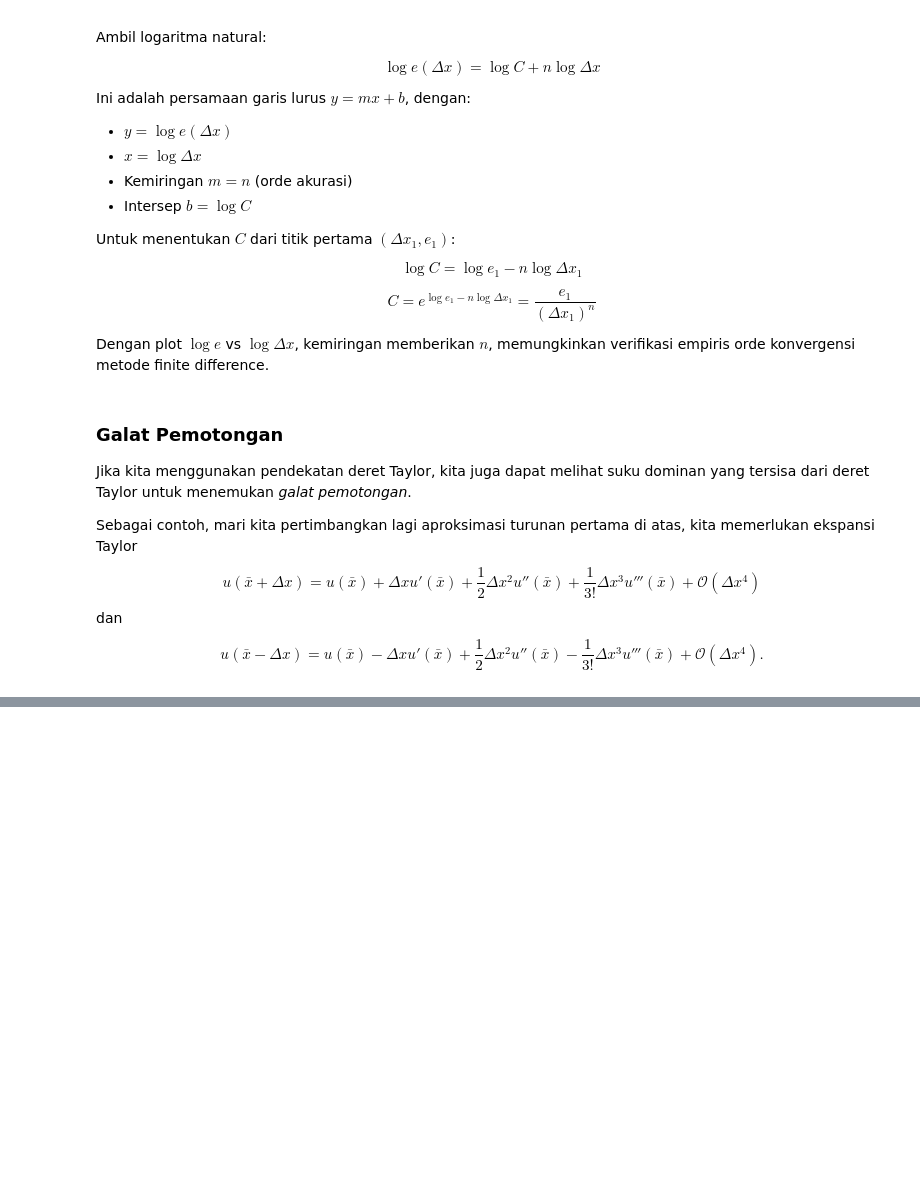
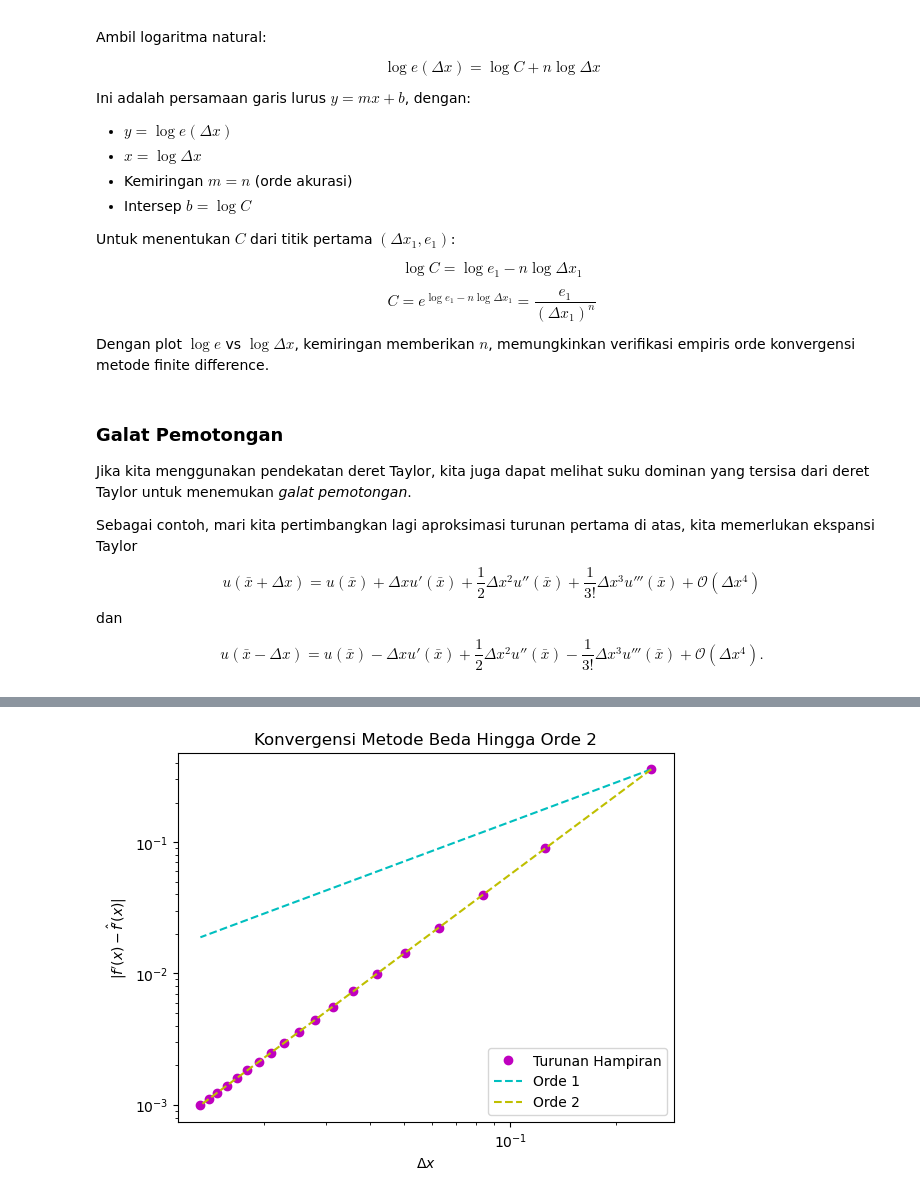
Before and after one commit to ganiabdansyakuran/Kelompok-3_Metoda-Komputasi-II, a Jupyter notebook: 03_finitedifferences.ipynb, the cells around one changed output, grey strips where cells are left out. Cells and saved outputs as stored; diff of their text form; code cells hidden in the pictures; blank space fills up the shorter version.

```diff
--- a/03_finitedifferences.ipynb
+++ b/03_finitedifferences.ipynb
@@ -1322,0 +1589,76 @@ plt.show()
+# %%
+import numpy as np                      # Import numpy untuk operasi numerik (array, norm, log, dll)
+import matplotlib.pyplot as plt         # Import matplotlib untuk membuat grafik
+
+f = lambda x: np.sin(x) + x**2 + 3.0 * x**3
+# Fungsi utama f(x)
+
+f_prime = lambda x: np.cos(x) + 2.0 * x + 9.0 * x**2
+# Turunan analitik f'(x)
+
+delta_x = []   # List untuk menyimpan nilai Δx
+error = []     # List untuk menyimpan error maksimum
+
+for N in range(50, 1000, 50):
+    # Loop jumlah grid dari 50 sampai 950
+
+    x_hat = np.linspace(-2 * np.pi, 2 * np.pi, N + 1)
+    # Membuat grid dengan N+1 titik (agar interval terbagi N bagian)
+
+    delta_x.append(x_hat[1] - x_hat[0])
+    # Menyimpan jarak antar titik (Δx)
+
+    # menghitung turunan numerik
+    f_prime_hat = np.empty(x_hat.shape)
+    # Menyediakan array kosong untuk hasil turunan numerik
+
+    # central difference (orde 2)
+    f_prime_hat[1:-1] = (f(x_hat[2:]) - f(x_hat[:-2])) / (2 * delta_x[-1])
+    # Rumus central difference:
+    # f'(x) ≈ (f(x+Δx) - f(x-Δx)) / (2Δx)
+    # Berlaku untuk titik tengah (bukan boundary)
+
+    # second-order difference di batas
+    f_prime_hat[0] = (-3.0 * f(x_hat[0]) + 4.0 * f(x_hat[1]) - f(x_hat[2])) / (2.0 * delta_x[-1])
+    # Forward difference orde 2 untuk titik pertama
+
+    f_prime_hat[-1] = (3.0 * f(x_hat[-1]) - 4.0 * f(x_hat[-2]) + f(x_hat[-3])) / (2.0 * delta_x[-1])
+    # Backward difference orde 2 untuk titik terakhir
+
+    error.append(np.linalg.norm(np.abs(f_prime(x_hat) - f_prime_hat), ord=np.inf))
+    # Menghitung error maksimum (norm infinity)
+
+error = np.array(error)        # Mengubah list error menjadi array numpy
+delta_x = np.array(delta_x)    # Mengubah list Δx menjadi array numpy
+
+fig = plt.figure()             # Membuat figure
+axes = fig.add_subplot(1,1,1)  # Membuat subplot tunggal
+
+axes.loglog(delta_x, error, "mo", label="Turunan Hampiran")
+# Plot error vs Δx dalam skala log-log (warna kuning, marker bulat)
+
+order_C = lambda delta_x, error, order: np.exp(np.log(error) - order*np.log(delta_x))
+# Menghitung konstanta C pada hubungan error ≈ C(Δx)^order
+
+axes.loglog(delta_x, order_C(delta_x[0], error[0], 1.0) * delta_x**1.0, 'c--', label="Orde 1")
+# Garis referensi orde 1
+
+axes.loglog(delta_x, order_C(delta_x[0], error[0], 2.0) * delta_x**2.0, 'y--', label="Orde 2")
+# Garis referensi orde 2
+
+axes.legend(loc=4)
+# Menampilkan legenda di kanan bawah
+
+axes.set_title("Konvergensi Metode Beda Hingga Orde 2")
+# Judul grafik
+
+axes.set_xlabel(r"$\Delta x$")
+# Label sumbu x (Δx)
+
+axes.set_ylabel(r"$|f'(x) - \hat{f}'(x)|$")
+# Label sumbu y (error)
+
+plt.show()
+# Menampilkan grafik
+# %% [output]
+[figure, added]
```
Also changed, not shown: parts of 26 cells of this notebook.
